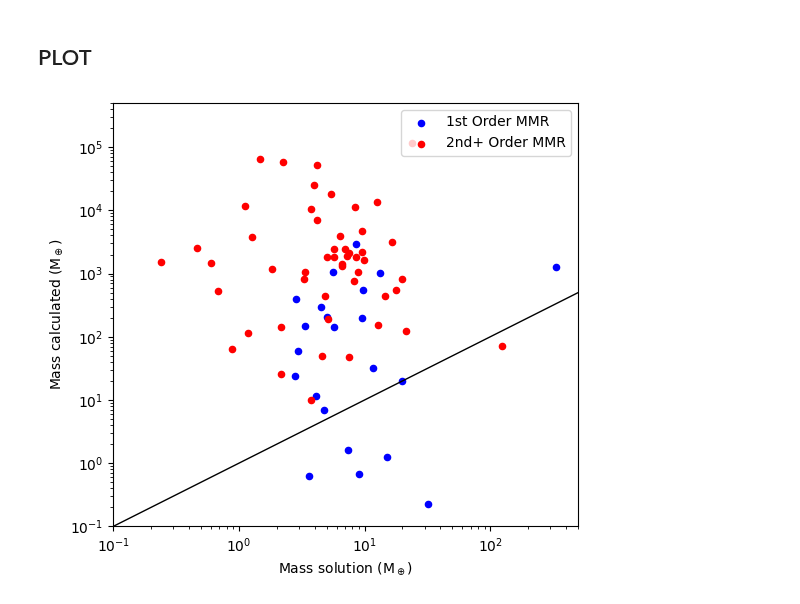
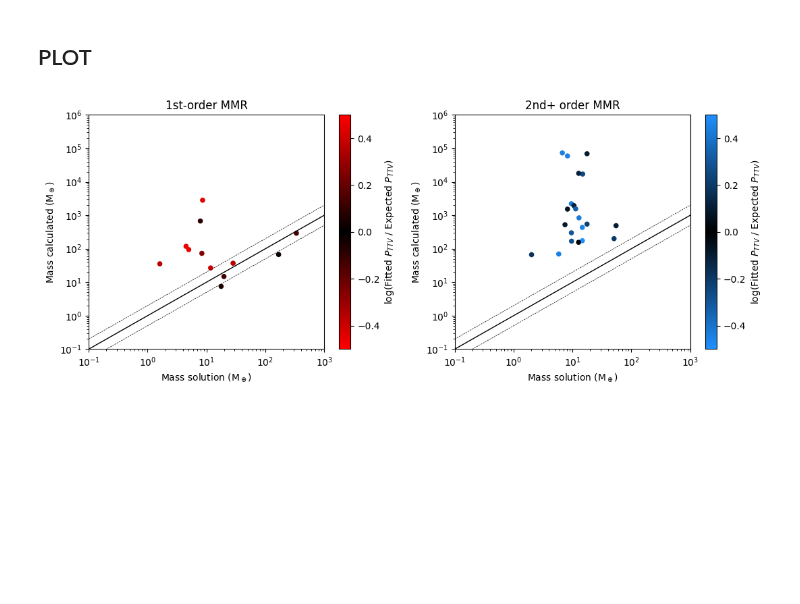
Before and after one commit to chatdanai-s/NATSUME, a Jupyter notebook: validation/Catalog_check/invert_realdata.ipynb, the cells around one changed output. Saved outputs shown, nothing was run; the diff lists cells and outputs as text; code cells hidden in the pictures; blank space fills up the shorter version.

```diff
--- a/validation/Catalog_check/invert_realdata.ipynb
+++ b/validation/Catalog_check/invert_realdata.ipynb
@@ -24,6 +26,6 @@ import matplotlib.colors as mcolors
 import seaborn as sns
 # %%
-df = pd.read_csv(r'data_cleaned/merged_2planet.csv')
+df = pd.read_csv(r'data_cleaned/merged_GLSfitted.csv')
 
 # Remove all rows with Nbest = 2 and delta_BIC < 10
 bad_stars = df.loc[(df['Nbest'] == 2) | (df['delta_bic'] < 10), 'star_name'].unique()
@@ -59,8 +61,8 @@ def analytic_TTV_invert(df_full, star_name):
     # Take only specific star
     df = df_full[df_full.star_name == star_name]
 
-    inner = (df['planet_pos'] == 'inner')
-    outer = (df['planet_pos'] == 'outer')
+    inner = (df['planet_pos'] == 1)
+    outer = (df['planet_pos'] == 2)
 
     # Boolean flag
     has_inner_TTV = df.loc[inner, 'Pttv'].notna().any()
@@ -125,8 +127,8 @@ all_stars = df_final['star_name'].dropna().astype(str).unique()
 for star in tqdm(all_stars):
     mcalc_inner, mcalc_err_inner, mcalc_outer, mcalc_err_outer = analytic_TTV_invert(df_final, star)
     # Insert to df
-    mask_inner = (df_final['star_name'] == star) & (df_final['planet_pos'] == 'inner')
-    mask_outer = (df_final['star_name'] == star) & (df_final['planet_pos'] == 'outer')
+    mask_inner = (df_final['star_name'] == star) & (df_final['planet_pos'] == 1)
+    mask_outer = (df_final['star_name'] == star) & (df_final['planet_pos'] == 2)
     df_final.loc[mask_inner, calculated_cols] = [mcalc_inner, mcalc_err_inner]
     df_final.loc[mask_outer, calculated_cols] = [mcalc_outer, mcalc_err_outer]
 
@@ -142,27 +144,68 @@ df_final.head(3)
 # %% [markdown]
 ## PLOT
 # %%
+# Variable setup
 N1 = (df_final.N == 1); N2 = (df_final.N != 1)
 msol1, mcalc1 = df_final[N1].mass, df_final[N1].mcalc
 msol2, mcalc2 = df_final[N2].mass, df_final[N2].mcalc
 
 def convert_Mjup_to_Mearth_arr(Series):
     return (Series.to_numpy() * u.M_jup).to(u.M_earth)
 msol1, mcalc1 = convert_Mjup_to_Mearth_arr(msol1), convert_Mjup_to_Mearth_arr(mcalc1)
 msol2, mcalc2 = convert_Mjup_to_Mearth_arr(msol2), convert_Mjup_to_Mearth_arr(mcalc2)
 
-plt.figure(figsize=(6,5.5))
-xlim = (1e-1, 5e+2)
-ylim = (1e-1, 5e+5)
+Pttv_deviation1 = np.log10(df_final[N1].Pttv / df_final[N1].expected_Pttv)
+Pttv_deviation2 = np.log10(df_final[N2].Pttv / df_final[N2].expected_Pttv)
 
-plt.plot(xlim, xlim, color='black', lw=1)
-plt.scatter(msol1, mcalc1, c='Blue', label='1st Order MMR', s=20)
-plt.scatter(msol2, mcalc2, c='Red', label='2nd+ Order MMR', s=20)
+# Colormap setup
+def cmap(color):
+    return LinearSegmentedColormap.from_list(
+        'cmap',
+        [f'{color}', 'black', f'{color}']
+    )
 
-plt.xscale('log'); plt.yscale('log')
-plt.xlim(xlim); plt.ylim(ylim)
-plt.xlabel('Mass solution (M$_\oplus$)'); plt.ylabel('Mass calculated (M$_\oplus$)')
-plt.legend(loc='upper right')
+# Plot
+fig, axes = plt.subplots(1, 2, figsize=(11, 4.5))
+xlim = np.array([1e-1, 1e3])
+ylim = np.array([1e-1, 1e6])
+
+def plot_baseline(ax, xlim):
+    ax.plot(xlim, xlim, color='black', lw=1)
+    ax.plot(xlim, xlim * 2, color='black', ls='--', lw=.5)
+    ax.plot(xlim, xlim / 2, color='black', ls='--', lw=.5)
+# ---------- 1st order ----------
+ax = axes[0]
+plot_baseline(ax, xlim)
+sc1 = ax.scatter(
+    msol1, mcalc1,
+    c=Pttv_deviation1,
+    cmap=cmap('red'), vmin=-0.5, vmax=0.5,
+    s=20
+)
+ax.set_xscale('log'); ax.set_yscale('log')
+ax.set_xlim(xlim); ax.set_ylim(ylim)
+ax.set_title('1st-order MMR')
+ax.set_xlabel('Mass solution (M$_\oplus$)')
+ax.set_ylabel('Mass calculated (M$_\oplus$)')
+fig.colorbar(sc1, ax=ax, label=r'log(Fitted $P_{TTV}$ / Expected $P_{TTV}$)')
+
+# ---------- 2nd+ order ----------
+ax = axes[1]
+plot_baseline(ax, xlim)
+sc2 = ax.scatter(
+    msol2, mcalc2,
+    c=Pttv_deviation2,
+    cmap=cmap('dodgerblue'), vmin=-0.5, vmax=0.5,
+    s=20
+)
+ax.set_xscale('log'); ax.set_yscale('log')
+ax.set_xlim(xlim); ax.set_ylim(ylim)
+ax.set_title('2nd+ order MMR')
+ax.set_xlabel('Mass solution (M$_\oplus$)')
+ax.set_ylabel('Mass calculated (M$_\oplus$)')
+fig.colorbar(sc2, ax=ax, label=r'log(Fitted $P_{TTV}$ / Expected $P_{TTV}$)')
+
+plt.tight_layout()
 plt.show()
 # %% [output]
-[figure, old version]
+[figure, new version]
```
Also changed, not shown: parts of 4 cells of this notebook, 14 other files.
